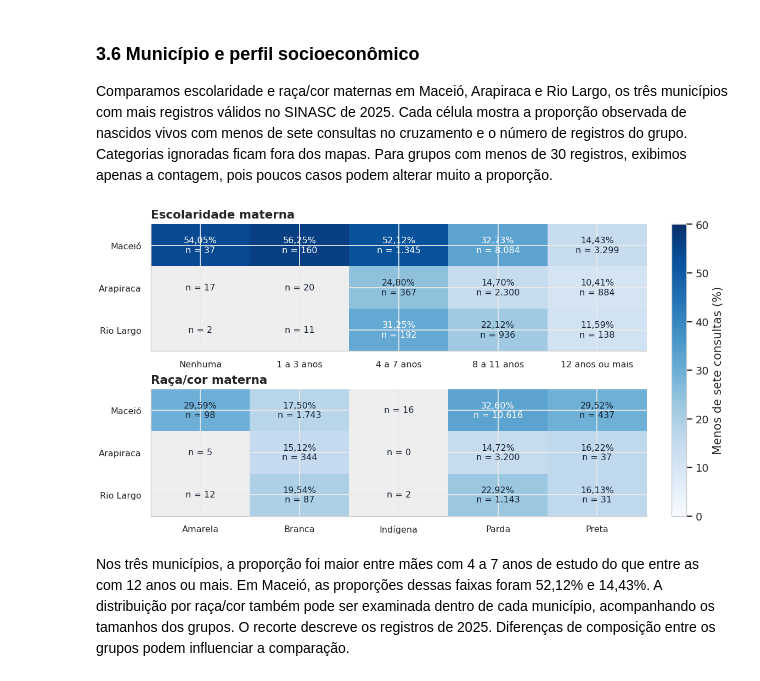
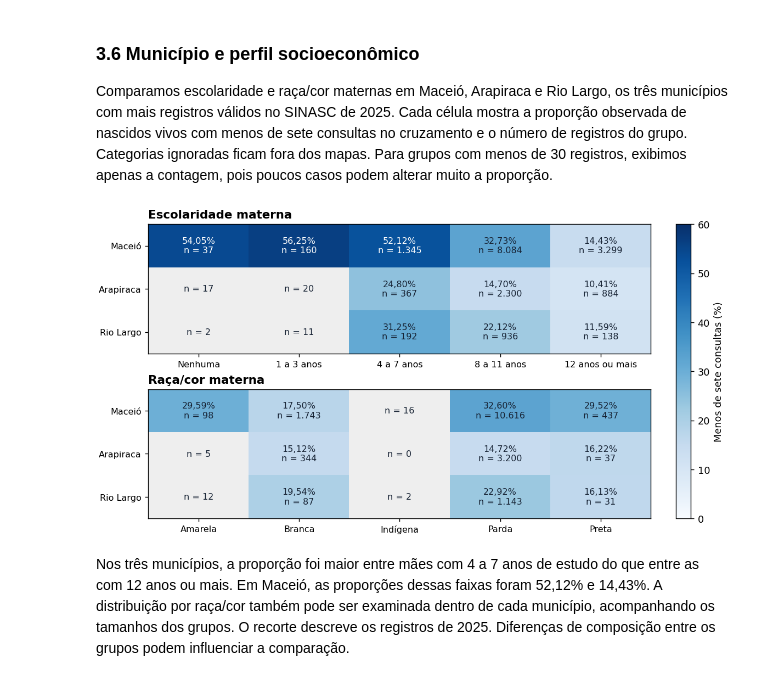
Before and after one commit to JoaoMonezi/analise_pre-natal-2025-al, a Jupyter notebook: notebooks/analise-sinasc-al-2025.ipynb, the cells around one changed output. Drawn from its saved outputs; the diff is of its cells as text; code cells hidden in the pictures.

```diff
--- a/notebooks/analise-sinasc-al-2025.ipynb
+++ b/notebooks/analise-sinasc-al-2025.ipynb
@@ -2240,35 +2240,36 @@ figura_recorte, paineis_recorte = plt.subplots(
 )
 paleta_recorte = plt.get_cmap("Blues").with_extremes(bad="#EEEEEE")
 for painel, (titulo, (campo, categorias)) in zip(paineis_recorte, grupos_recorte.items()):
     agregado = recorte_municipal.groupby(["NOME_MUNICIPIO", campo])["PRENATAL_INADEQUADO"]
     contagem = agregado.size().unstack().reindex(
         index=municipios_recorte, columns=categorias,
     ).fillna(0).astype(int)
     proporcao = agregado.mean().unstack().reindex(index=municipios_recorte, columns=categorias)
     imagem_recorte = painel.imshow(
         proporcao.where(contagem.ge(30)) * 100,
         cmap=paleta_recorte, vmin=0, vmax=60, aspect="auto",
     )
+    painel.grid(False)
     painel.set_title(titulo, loc="left", fontweight="bold")
     painel.set_xticks(range(len(categorias)), categorias, fontsize=9)
     painel.set_yticks(range(len(municipios_recorte)), municipios_recorte, fontsize=9)
     for i, municipio in enumerate(municipios_recorte):
         for j, categoria in enumerate(categorias):
             n = contagem.loc[municipio, categoria]
             taxa = proporcao.loc[municipio, categoria]
             rotulo = f"n = {n:,}".replace(",", ".")
             if n >= 30:
                 rotulo = f"{taxa:.2%}".replace(".", ",") + "\n" + rotulo
             painel.text(
                 j, i, rotulo, ha="center", va="center", fontsize=9,
-                color="white" if n >= 30 and taxa >= 0.30 else "#172334",
+                color="white" if n >= 30 and taxa >= 0.39 else "#172334",
             )
 figura_recorte.colorbar(imagem_recorte, ax=paineis_recorte, label="Menos de sete consultas (%)")
 figura_recorte.savefig(SAIDAS_Q2 / "municipio-perfil-socioeconomico.png", dpi=180, facecolor="white")
 display(figura_recorte)
 plt.close(figura_recorte)
 # %% [output]
-[figure, old version]
+[figure, new version]
 # %% [markdown]
 Nos três municípios, a proporção foi maior entre mães com 4 a 7 anos de estudo do que entre as com 12 anos ou mais. Em Maceió, as proporções dessas faixas foram 52,12% e 14,43%. A distribuição por raça/cor também pode ser examinada dentro de cada município, acompanhando os tamanhos dos grupos. O recorte descreve os registros de 2025. Diferenças de composição entre os grupos podem influenciar a comparação.
 # %% [markdown]
```
Also changed, not shown: 1 other file.
